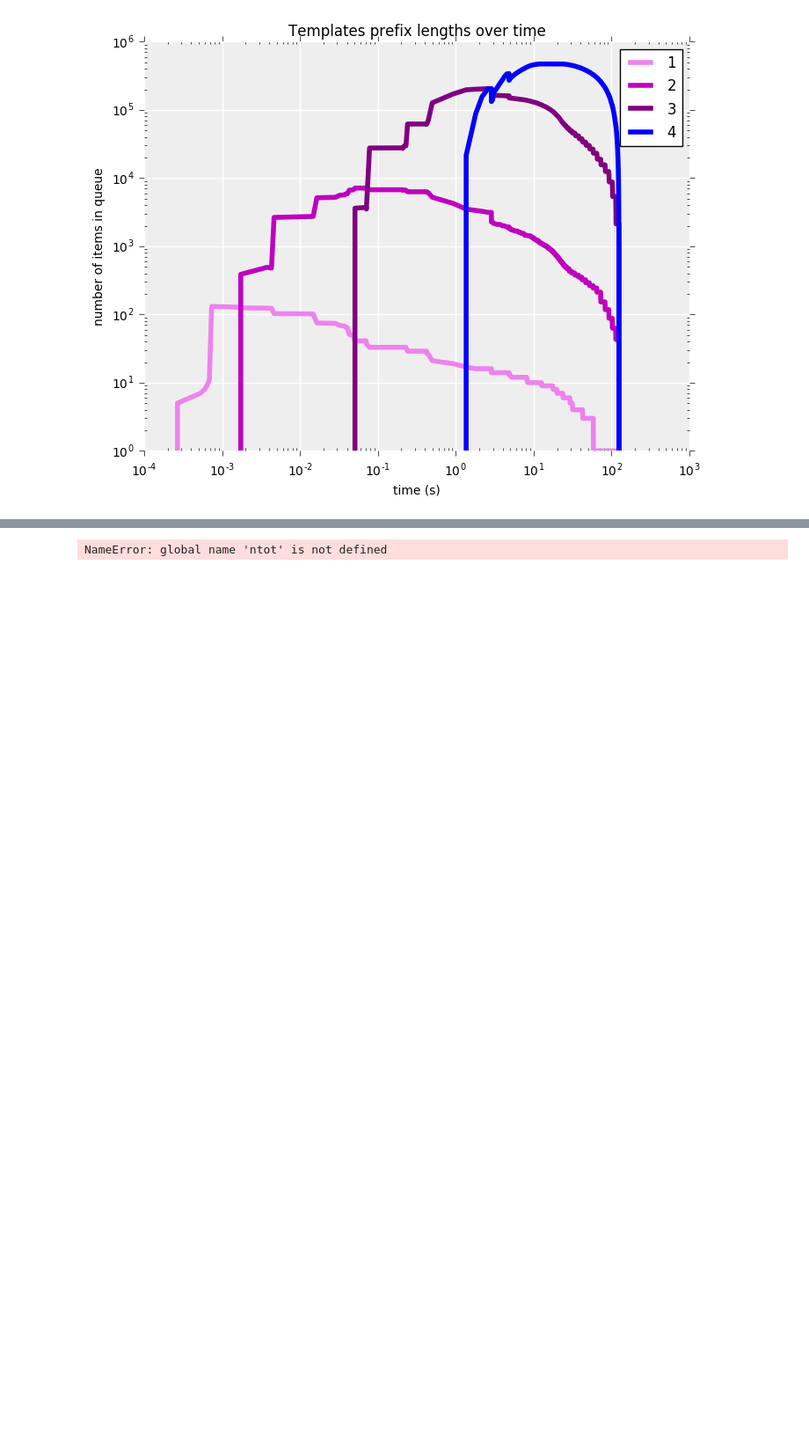
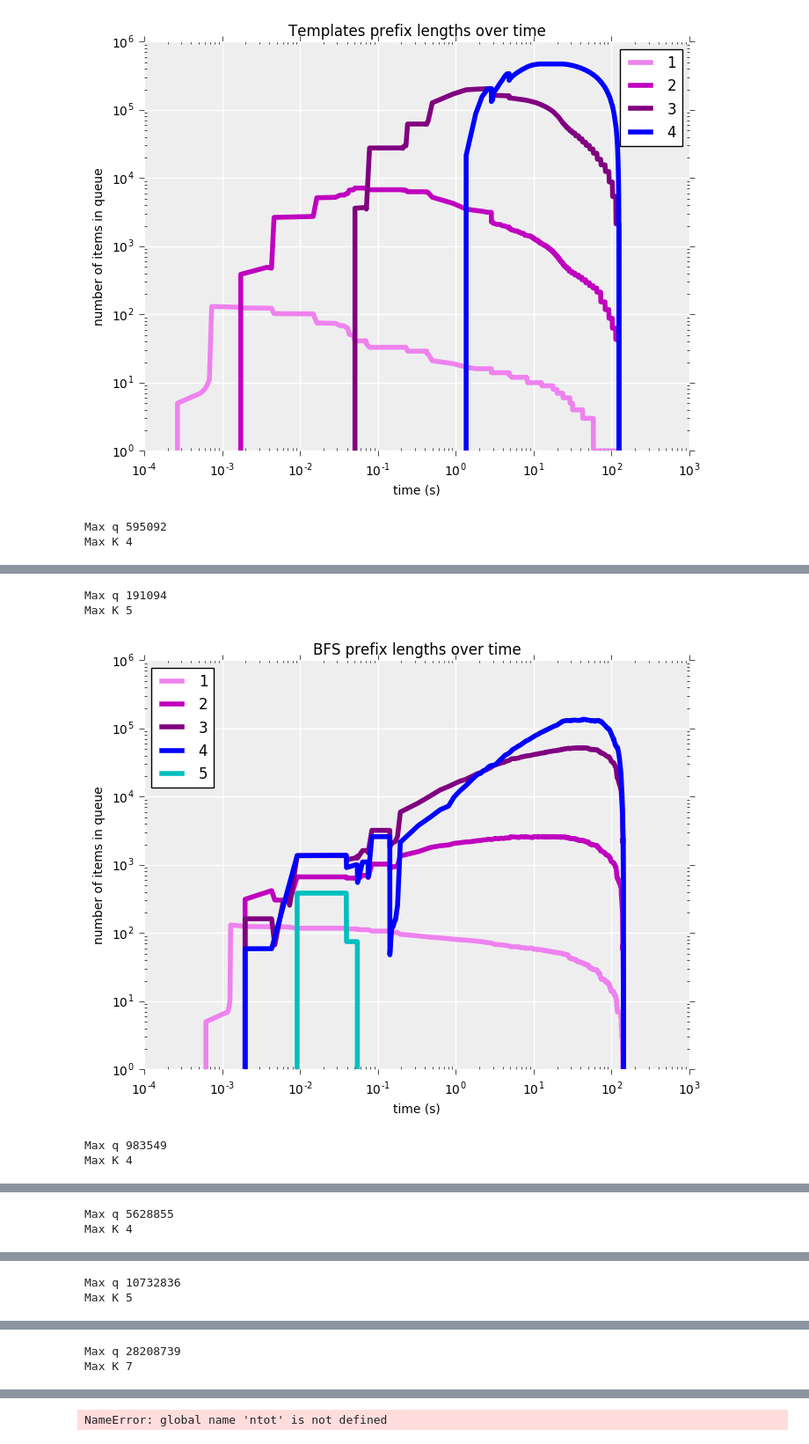
Before and after one commit to alexzheng587/corels, a Jupyter notebook: notebooks/Logs.ipynb, the cells around one changed output, grey strips where cells are left out. Shown at 88% size. Saved outputs shown, nothing was run; the diff lists cells and outputs as text; code cells hidden in the pictures; blank space fills up the shorter version.

```diff
--- a/notebooks/Logs.ipynb
+++ b/notebooks/Logs.ipynb
@@ -72,6 +72,6 @@ bfs_df.head()
 5 rows × 27 columns
 # %%
-support = '../logs/for-compas_1_train.out-curious_lb-with_prefix_perm_map-minor-removed=support-max_num_nodes=100000000-c=0.0050000-v=1-f=1000.txt'
+support = '../logs/thesis/for-compas_1_train.out-curious_lb-with_prefix_perm_map-minor-removed=support-max_num_nodes=100000000-c=0.0050000-v=1-f=1000.txt'
 support_df = pd.read_csv(support)
 support_df.fillna('', inplace=True)
 support_df.head()
@@ -83,3 +83,8 @@ support_df.head()
 | 3 | 0.000483 | 0.0 | 0.000003 | 0.0 | 0.000011 | ... |
 | 4 | 0.000510 | 0.0 | 0.000003 | 0.0 | 0.000013 | ... |
 5 rows × 27 columns
+# %%
+pmap = '../logs/thesis/for-compas_1_train.out-curious_lb-no_pmap-minor-removed=none-max_num_nodes=100000000-c=0.0050000-v=1-f=1000.txt'
+pmap_df = pd.read_csv(pmap)
+pmap_df.fillna('', inplace=True)
+pmap_df.head()
@@ -85,0 +99,5 @@ support_df.head()
+# %%
+lookahead = '../logs/thesis/for-compas_1_train.out-curious_lb-with_prefix_perm_map-minor-removed=lookahead-max_num_nodes=100000000-c=0.0050000-v=1-f=1000.txt'
+lookahead_df = pd.read_csv(lookahead)
+lookahead_df.fillna('', inplace=True)
+lookahead_df.head()
@@ -85,0 +112,5 @@ support_df.head()
+# %%
+equiv = '../logs/thesis/for-compas_1_train.out-curious_lb-with_prefix_perm_map-no_minor-removed=none-max_num_nodes=100000000-c=0.0050000-v=1-f=1000.txt'
+equiv_df = pd.read_csv(equiv)
+equiv_df.fillna('', inplace=True)
+equiv_df.head()
@@ -279,30 +319,44 @@ def prefix_sz(df, title):
     prefix_lengths = list(df['prefix_lengths'])
     max_length = max(set([int(lc.split(':')[0]) for lc in ''.join(prefix_lengths).split(';') if lc]))
     split_hist = [[lc.split(':') for lc in lh.strip(';').split(';')] for lh in prefix_lengths][1:]
     lens = range(1, max_length + 1)
     kvp = [[(int(lc[0]), int(lc[1])) for lc in lh if (len(lc) == 2)] for lh in split_hist]
     zc = pd.DataFrame()
     z = []
     for pair in kvp:
         row = [0] * max_length
         for k,v in pair:
             if k > 0:
                 row[k - 1] = v
         z.append(row)
     zc = pd.DataFrame(z)
+    print 'Max q', zc.sum(axis=1).max()
+    print 'Max K', max_length
     zc.columns = range(1, max_length + 1)
     for length in range(1, max_length + 1):#[::-1]:
         jj = zc[length].nonzero()[0]
         tt = df['total_time'][jj]
         yy = zc.iloc[jj, length - 1]
         yy = np.array([1] + list(yy) + [1])
         tt = np.array([tt.iloc[0]] + list(tt) + [tt.iloc[-1]])
         ax.loglog(tt, yy, color=color_vec[length % len(color_vec)], linewidth=lw*2)
     ax.set_xlabel('time (s)')
     ax.set_ylabel('number of items in queue')
     plt.title(title + ' prefix lengths over time')
     plt.legend(lens, loc='best')
     plt.show()
 prefix_sz(corels_df, 'CORELS')
+prefix_sz(bfs_df, 'BFS')
+prefix_sz(support_df, 'No Support Bound')
+prefix_sz(pmap_df, 'No Symmetry-aware Map')
+prefix_sz(lookahead_df, 'No Lookahead Bound')
+prefix_sz(equiv_df, 'No Equivalent Points Bound')
 # %% [output]
+Max q 595092
+Max K 4
 [figure]
+Max q 191094
+Max K 5
+[figure, added]
+Max q 983549
+Max K 4
@@ -308,0 +364,2 @@ prefix_sz(corels_df, 'CORELS')
+Max q 5628855
+Max K 4
@@ -308,0 +367,2 @@ prefix_sz(corels_df, 'CORELS')
+Max q 10732836
+Max K 5
@@ -308,0 +370,2 @@ prefix_sz(corels_df, 'CORELS')
+Max q 28208739
+Max K 7
```
Also changed, not shown: parts of 18 cells of this notebook, 3 other files.
